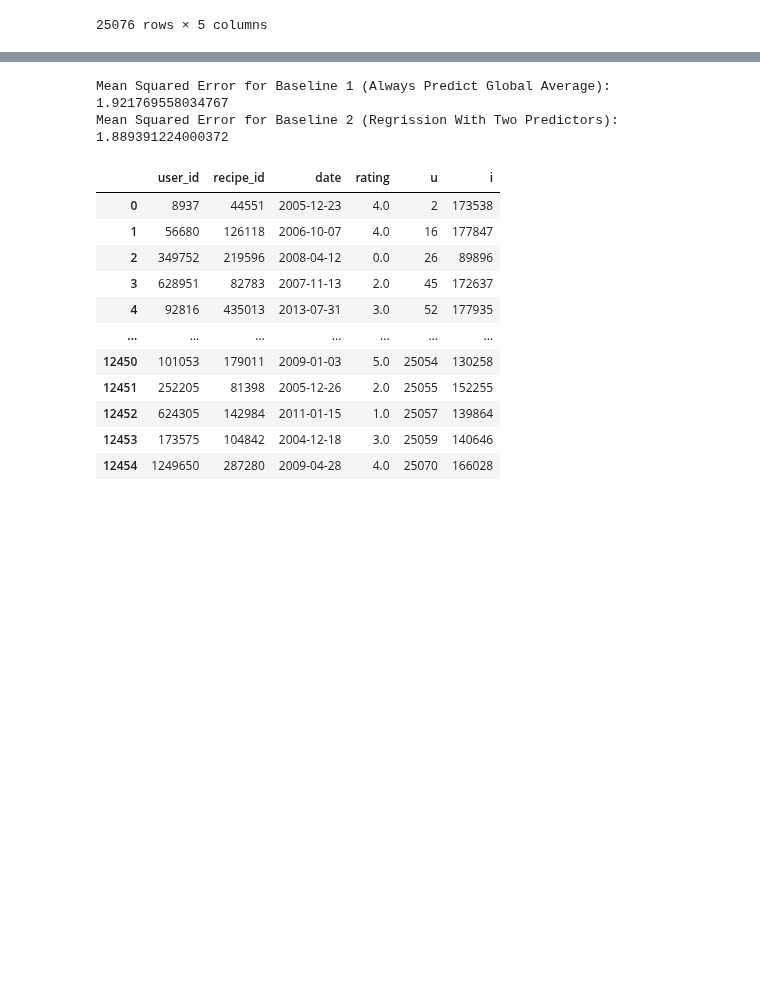
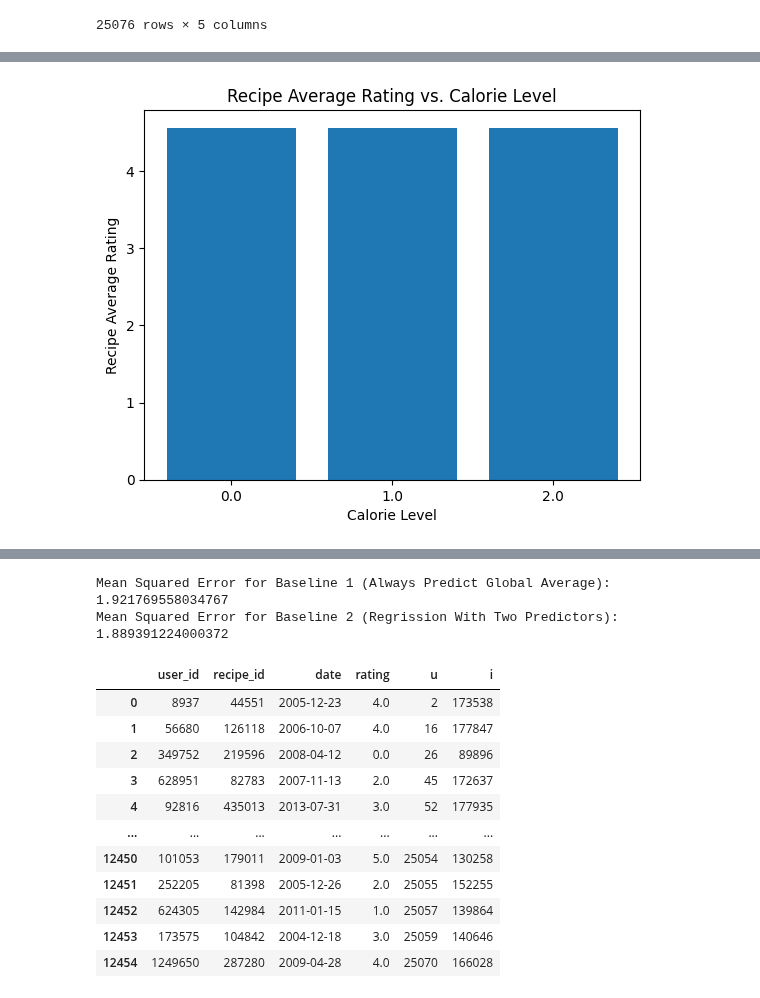
Before and after one commit to YihsuanKuo/CSE158R_Assignment2, a Jupyter notebook: a2.ipynb, the cells around one changed output, grey strips where cells are left out. Saved outputs shown, nothing was run; the diff lists cells and outputs as text; code cells hidden in the pictures; blank space fills up the shorter version.

```diff
--- a/a2.ipynb
+++ b/a2.ipynb
@@ -210,0 +114,9 @@ dtype: object
+# %%
+calorie_level_per_recipe = recipes_interactions_merged.groupby('calorie_level')['rating'].mean()
+
+plt.bar(x=calorie_level_per_recipe.index.astype(str), height=calorie_level_per_recipe)
+plt.xlabel('Calorie Level')
+plt.ylabel('Recipe Average Rating')
+plt.title('Recipe Average Rating vs. Calorie Level');
+# %% [output]
+[figure, added]
```
Also changed, not shown: parts of 17 cells of this notebook.
